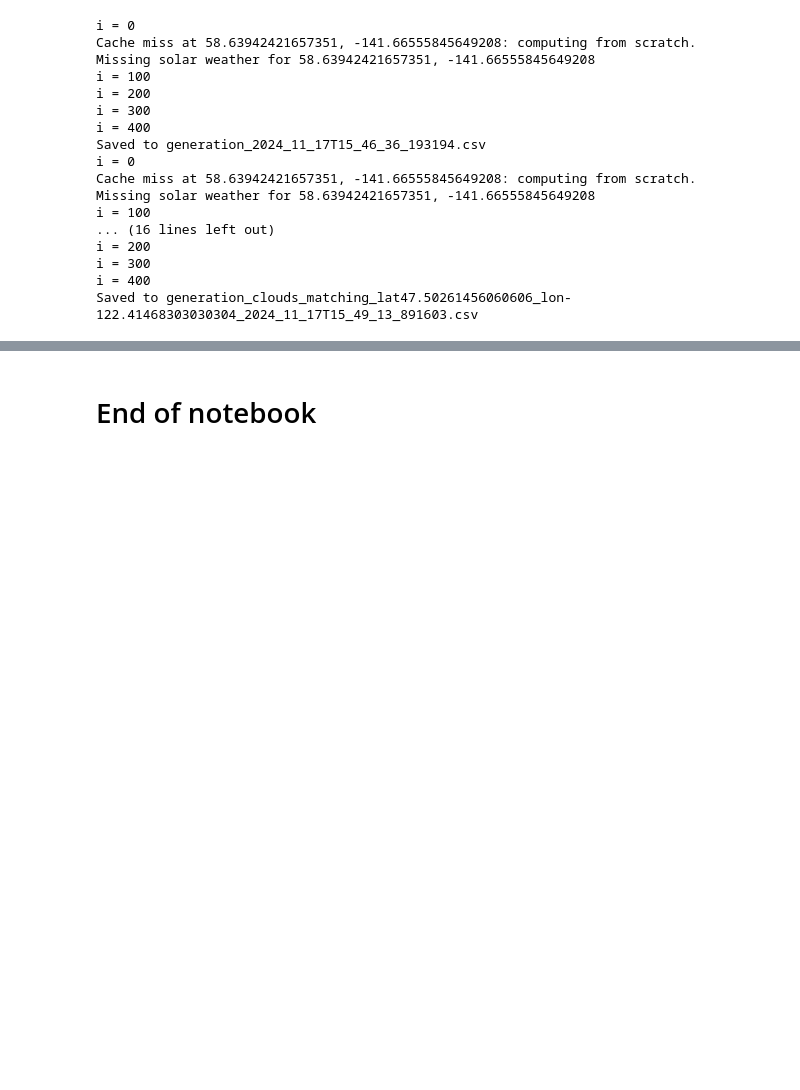
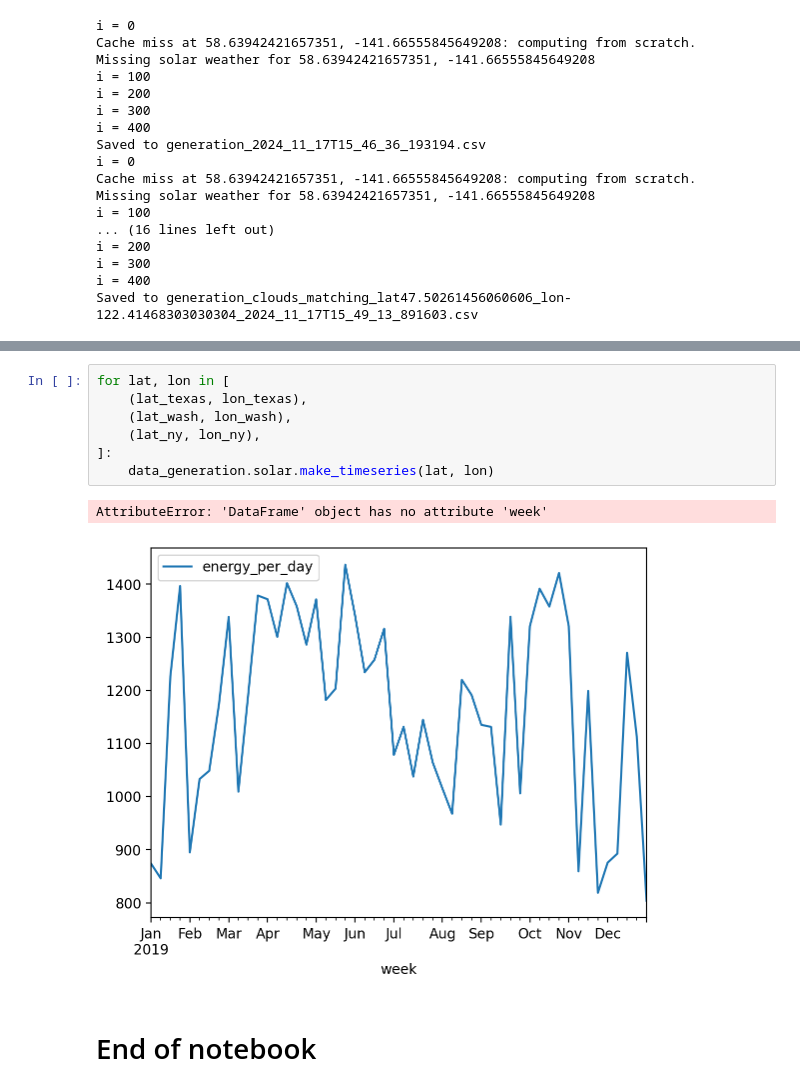
Before and after one commit to al1168/solmap, a Jupyter notebook: data_generation/Maps for understanding solar generation.ipynb, the cells around one changed output, grey strips where cells are left out. Saved outputs shown, nothing was run; the diff lists cells and outputs as text; blank space fills up the shorter version.

Commit message:
Generation of timeseries by week.

```diff
--- a/data_generation/Maps for understanding solar generation.ipynb
+++ b/data_generation/Maps for understanding solar generation.ipynb
@@ -189,3 +188,13 @@ Saved to solar_points_2024_11_17T15_49_14_914070.json
 True
+# %%
+for lat, lon in [
+    (lat_texas, lon_texas),
+    (lat_wash, lon_wash),
+    (lat_ny, lon_ny),
+]:
+    data_generation.solar.make_timeseries(lat, lon)
+# %% [output]
+AttributeError: 'DataFrame' object has no attribute 'week'
+[figure, added]
 # %% [markdown]
 # End of notebook
```
Also changed, not shown: parts of 3 cells of this notebook, 1 other file.
